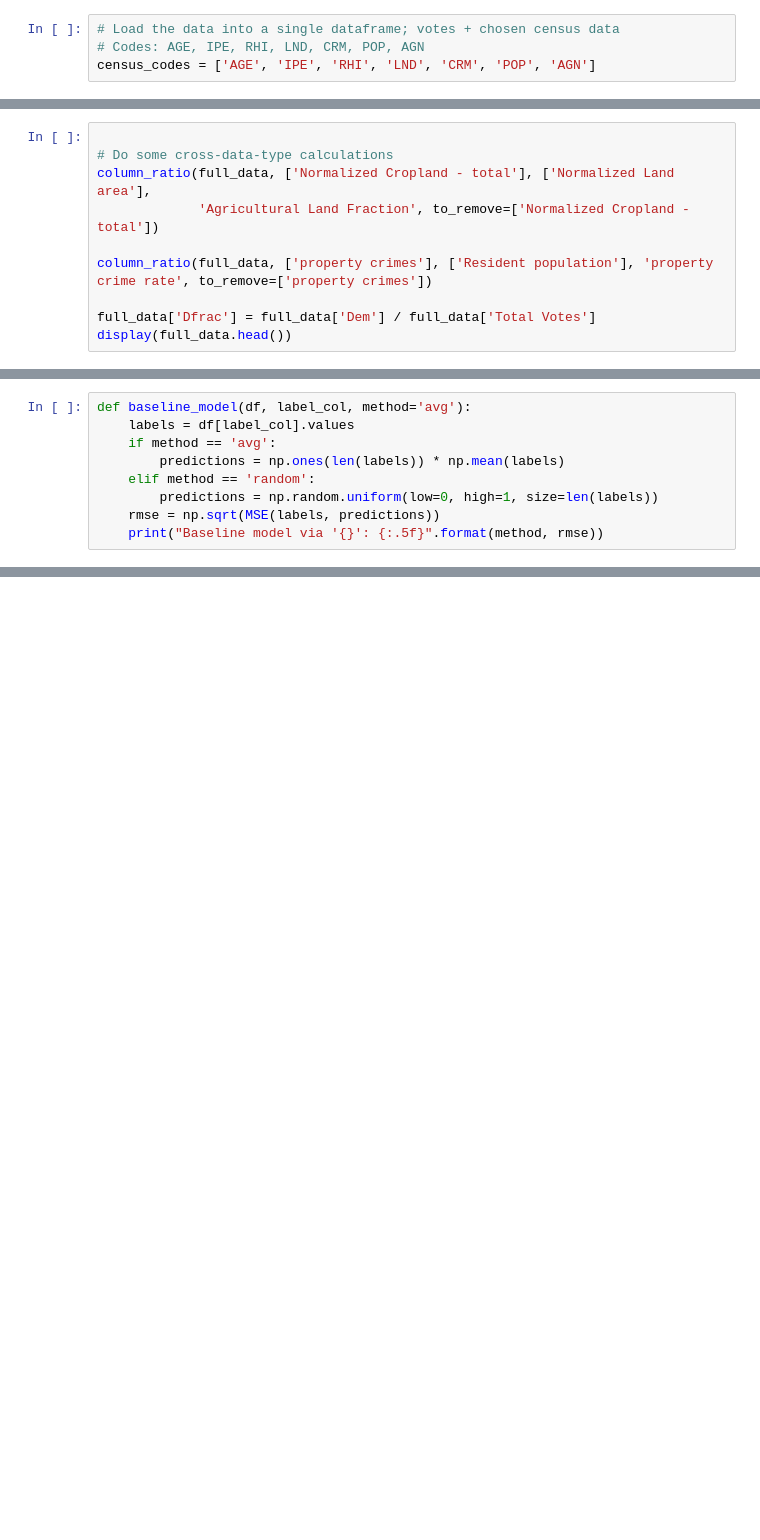
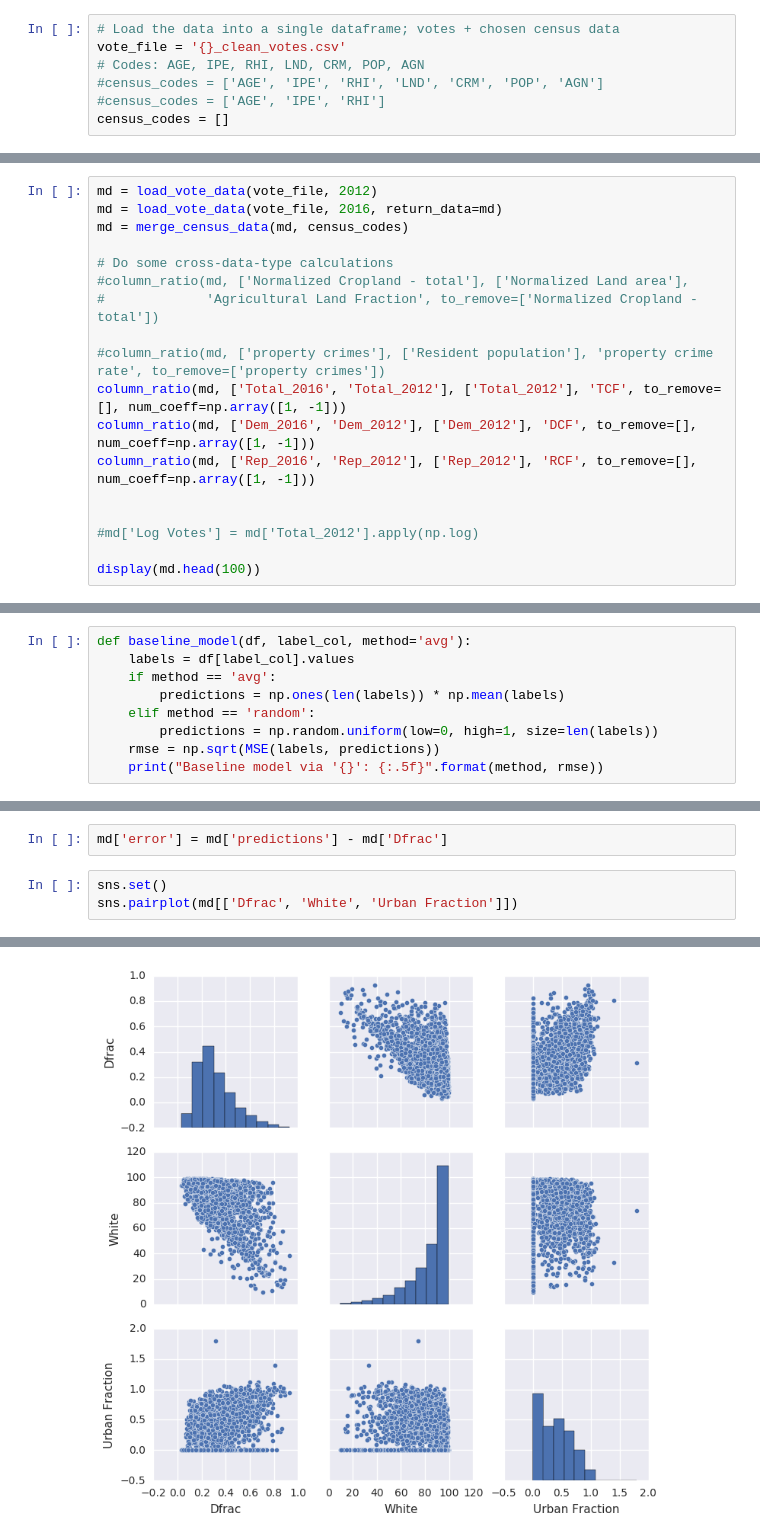
Before and after one commit to reductionista/pres-election, a Jupyter notebook: Model training.ipynb, the cells around one changed output, grey strips where cells are left out. Saved outputs shown, nothing was run; the diff lists cells and outputs as text; blank space fills up the shorter version.

```diff
--- a/Model training.ipynb
+++ b/Model training.ipynb
@@ -20,5 +24,8 @@ import numpy as np
 #### Settings
 # %%
 # Load the data into a single dataframe; votes + chosen census data
+vote_file = '{}_clean_votes.csv'
 # Codes: AGE, IPE, RHI, LND, CRM, POP, AGN
-census_codes = ['AGE', 'IPE', 'RHI', 'LND', 'CRM', 'POP', 'AGN']
+#census_codes = ['AGE', 'IPE', 'RHI', 'LND', 'CRM', 'POP', 'AGN']
+#census_codes = ['AGE', 'IPE', 'RHI']
+census_codes = []
@@ -71,12 +66,20 @@ def column_ratio(df, numerators, denominators, name, to_remove=None):
         to_remove = list(set(numerators + denominators))
     df.drop(to_remove, axis=1, inplace=True)
 # %%
+md = load_vote_data(vote_file, 2012)
+md = load_vote_data(vote_file, 2016, return_data=md)
+md = merge_census_data(md, census_codes)
 
 # Do some cross-data-type calculations
-column_ratio(full_data, ['Normalized Cropland - total'], ['Normalized Land area'],
-             'Agricultural Land Fraction', to_remove=['Normalized Cropland - total'])
+#column_ratio(md, ['Normalized Cropland - total'], ['Normalized Land area'],
+#             'Agricultural Land Fraction', to_remove=['Normalized Cropland - total'])
 
-column_ratio(full_data, ['property crimes'], ['Resident population'], 'property crime rate', to_remove=['property crimes'])
+#column_ratio(md, ['property crimes'], ['Resident population'], 'property crime rate', to_remove=['property crimes'])
+column_ratio(md, ['Total_2016', 'Total_2012'], ['Total_2012'], 'TCF', to_remove=[], num_coeff=np.array([1, -1]))
+column_ratio(md, ['Dem_2016', 'Dem_2012'], ['Dem_2012'], 'DCF', to_remove=[], num_coeff=np.array([1, -1]))
+column_ratio(md, ['Rep_2016', 'Rep_2012'], ['Rep_2012'], 'RCF', to_remove=[], num_coeff=np.array([1, -1]))
 
-full_data['Dfrac'] = full_data['Dem'] / full_data['Total Votes']
-display(full_data.head())
+
+#md['Log Votes'] = md['Total_2012'].apply(np.log)
+
+display(md.head(100))
@@ -176,0 +276,6 @@ list(map(list, list(powerset(range(4)))))
+# %%
+md['error'] = md['predictions'] - md['Dfrac']
+# %%
+sns.set()
+sns.pairplot(md[['Dfrac', 'White', 'Urban Fraction']])
+# %% [output]
@@ -176,0 +283 @@ list(map(list, list(powerset(range(4)))))
+[figure, added]
```
Also changed, not shown: parts of 20 cells of this notebook, 6 other files.
